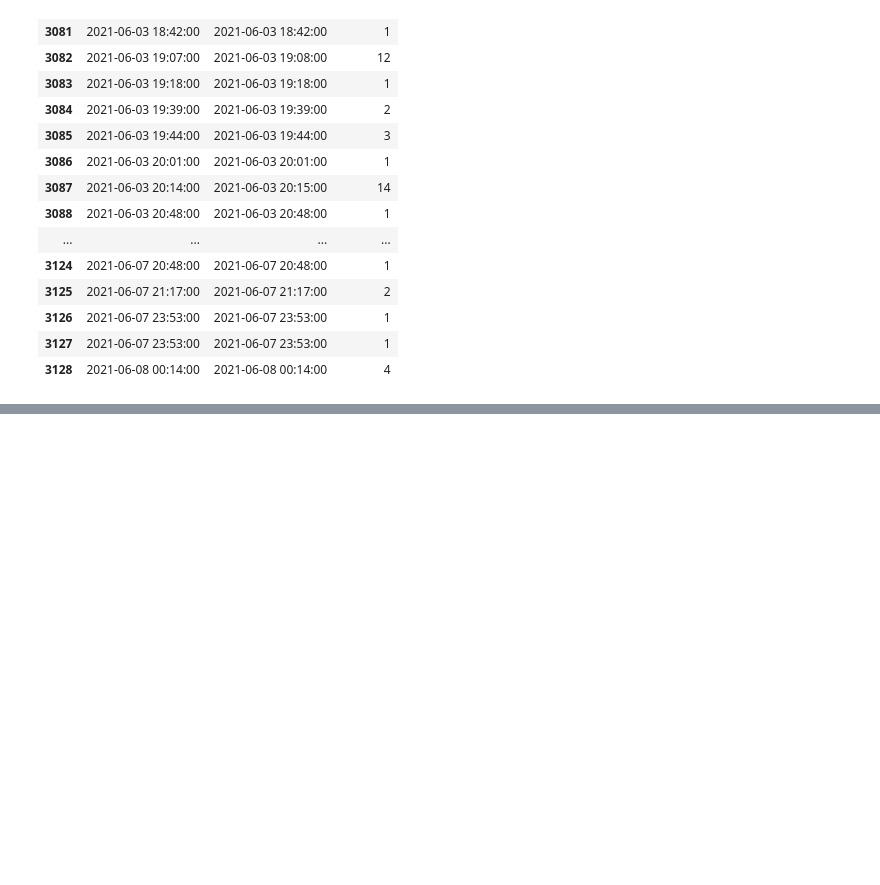
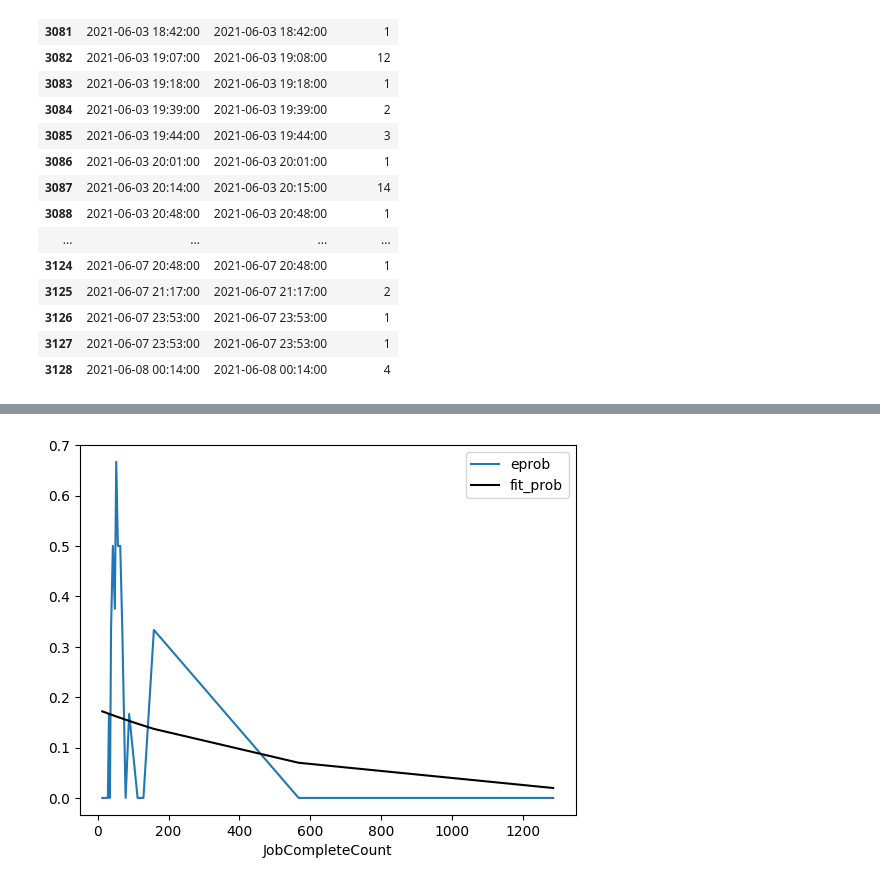
Before and after one commit to nss-data-science-cohort-8/accre-mashed-potatoes, a Jupyter notebook: notebooks/Data Exploration CE5.ipynb, the cells around one changed output, grey strips where cells are left out. Drawn from its saved outputs; the diff is of its cells as text; code cells hidden in the pictures; blank space fills up the shorter version.

```diff
--- a/notebooks/Data Exploration CE5.ipynb
+++ b/notebooks/Data Exploration CE5.ipynb
@@ -1310,0 +1458,13 @@ plt.show()
+# %%
+jb_summary = (
+    ce_acre_merge_df
+    .assign(group = pd.qcut(ce_acre_merge_df['JobCompleteCount'],
+                            q = 25,
+                            duplicates = 'drop'))
+    .groupby('group',observed = False )
+    [['JobCompleteCount', 'isFailure']]
+    .mean()
+    .reset_index()
+    .rename(columns = {'isFailure': 'eprob'})
+)
+jb_summary
@@ -1310,0 +1489,3 @@ plt.show()
+# %%
+jb_summary['fit_prob'] = job_fail_log.predict(jb_summary[['JobCompleteCount']])
+jb_summary
@@ -1310,0 +1510,7 @@ plt.show()
+# %%
+ax = jb_summary.plot(x = 'JobCompleteCount', y = 'eprob')
+jb_summary.plot(x = 'JobCompleteCount', y = 'fit_prob',
+                color = 'black',
+                ax = ax);
+# %% [output]
+[figure, added]
```
Also changed, not shown: parts of 64 cells of this notebook.
